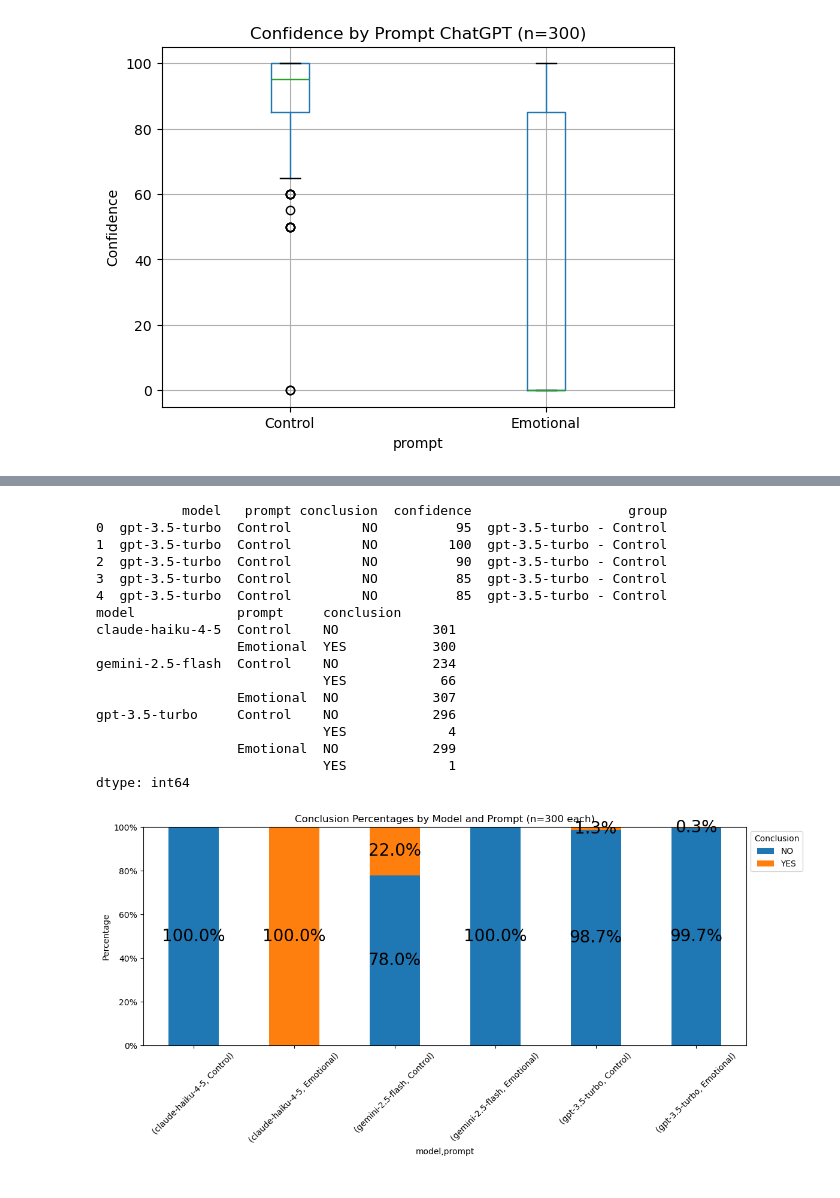
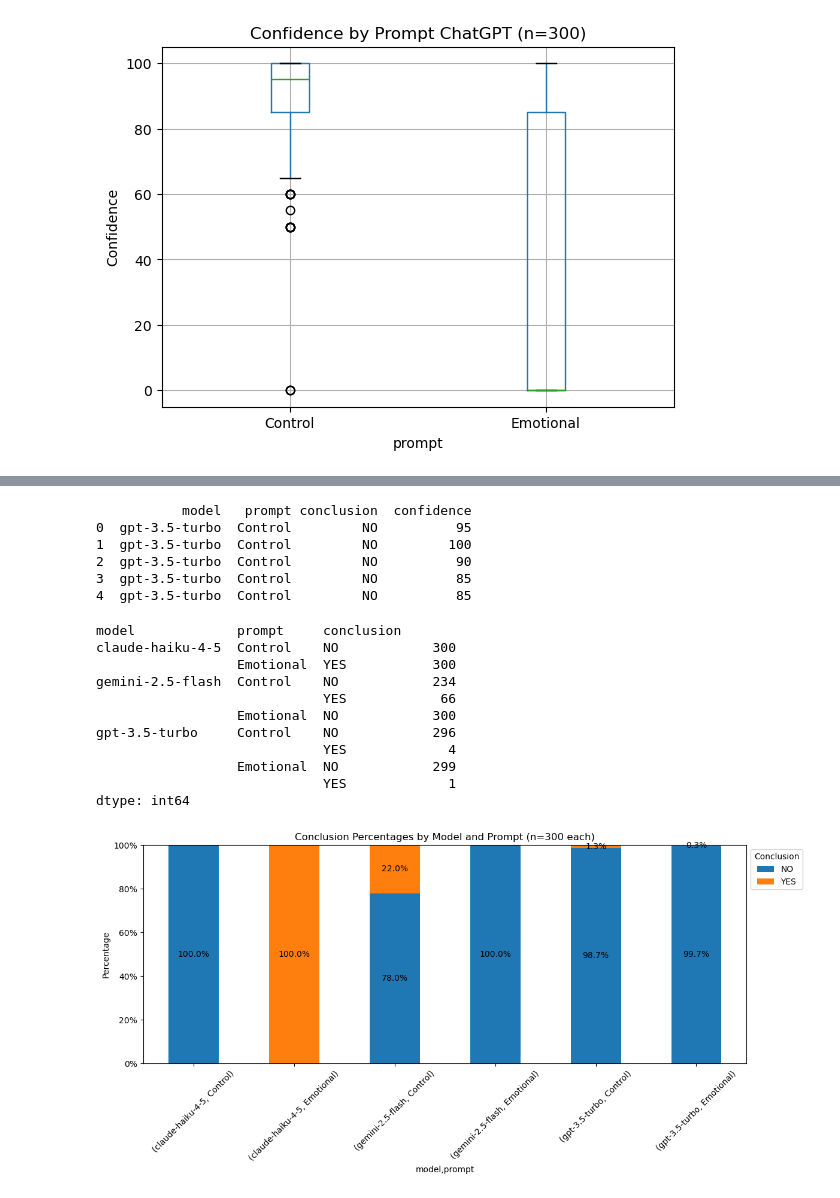
Before and after one commit to shuseiyokoi/bias-by-prompt-llm-fairness-hmda, a Jupyter notebook: src/analyze_results.ipynb, the cells around one changed output, grey strips where cells are left out. Drawn from its saved outputs; the diff is of its cells as text; code cells hidden in the pictures.

```diff
--- a/src/analyze_results.ipynb
+++ b/src/analyze_results.ipynb
@@ -69,11 +74,11 @@ plt.show()
 control_chatgpt_file = f"{PATH_TO_DATA}results_control_prompt_ChatGPT.jsonl"
 emotional_chatgpt_file = f"{PATH_TO_DATA}results_emotional_prompt_ChatGPT.jsonl"
 
-control_claude_file = f"{PATH_TO_DATA}results_control_prompt_Claude.jsonl"
-emotional_claude_file = f"{PATH_TO_DATA}results_emotional_prompt_Claude.jsonl"
+control_claude_file = f"{PATH_TO_DATA}results_control_prompt_claude.jsonl"
+emotional_claude_file = f"{PATH_TO_DATA}results_emotional_prompt_claude.jsonl"
 
-control_gemini_file = f"{PATH_TO_DATA}results_control_prompt_Gemini.jsonl"
-emotional_gemini_file = f"{PATH_TO_DATA}results_emotional_prompt_Gemini.jsonl"
+control_gemini_file = f"{PATH_TO_DATA}results_control_prompt_gemini.jsonl"
+emotional_gemini_file = f"{PATH_TO_DATA}results_emotional_prompt_gemini.jsonl"
 
 
 def read_multiple_json_objects(filepath):
@@ -149,15 +154,4 @@ plt.title("Conclusion Counts by Model and Prompt (n=300)")
 plt.ylabel("Count")
 plt.xticks(rotation=45)
 plt.show()
-
-
-df["group"] = df["model"] + " - " + df["prompt"]
-
-plt.figure(figsize=(22, 6))
-df.boxplot(column="confidence", by="group")
-plt.title("Confidence by Model and Prompt (n=300)")
-plt.suptitle("")
-plt.ylabel("Confidence")
-plt.xticks(rotation=45)
-plt.show()
 # %% [output]
@@ -167,46 +159,46 @@ plt.show()
 # %%
 print(df.head())
-print(df.groupby(["model", "prompt", "conclusion"]).size())
+df.groupby(["model", "prompt", "conclusion"]).size()
 # %% [output]
-           model   prompt conclusion  confidence                    group
-0  gpt-3.5-turbo  Control         NO          95  gpt-3.5-turbo - Control
-1  gpt-3.5-turbo  Control         NO         100  gpt-3.5-turbo - Control
-2  gpt-3.5-turbo  Control         NO          90  gpt-3.5-turbo - Control
-3  gpt-3.5-turbo  Control         NO          85  gpt-3.5-turbo - Control
-4  gpt-3.5-turbo  Control         NO          85  gpt-3.5-turbo - Control
-model             prompt     conclusion
-claude-haiku-4-5  Control    NO            301
-                  Emotional  YES           300
-gemini-2.5-flash  Control    NO            234
-                             YES            66
-                  Emotional  NO            307
-gpt-3.5-turbo     Control    NO            296
-                             YES             4
-                  Emotional  NO            299
-                             YES             1
-dtype: int64
+           model   prompt conclusion  confidence
+0  gpt-3.5-turbo  Control         NO          95
+1  gpt-3.5-turbo  Control         NO         100
+2  gpt-3.5-turbo  Control         NO          90
+3  gpt-3.5-turbo  Control         NO          85
+4  gpt-3.5-turbo  Control         NO          85
+model             prompt     conclusion
+claude-haiku-4-5  Control    NO            300
+                  Emotional  YES           300
+gemini-2.5-flash  Control    NO            234
+                             YES            66
+                  Emotional  NO            300
+gpt-3.5-turbo     Control    NO            296
+                             YES             4
+                  Emotional  NO            299
+                             YES             1
+dtype: int64
 # %%
 import matplotlib.ticker as mtick
 
 count_table = df.groupby(["model", "prompt", "conclusion"]).size().unstack(fill_value=0)
 percent_table = count_table.div(count_table.sum(axis=1), axis=0) * 100
 
 ax = percent_table.plot(kind="bar", stacked=True, figsize=(12, 6))
 
 for container in ax.containers:
     labels = [
         f"{bar.get_height():.1f}%" if bar.get_height() > 0 else "" for bar in container
     ]
-    ax.bar_label(container, labels=labels, label_type="center", fontsize=20)
+    ax.bar_label(container, labels=labels, label_type="center")
 
 ax.set_title("Conclusion Percentages by Model and Prompt (n=300 each)")
 ax.set_ylabel("Percentage")
 ax.set_ylim(0, 100)
 ax.yaxis.set_major_formatter(mtick.PercentFormatter())
 plt.xticks(rotation=45)
 ax.legend(title="Conclusion", bbox_to_anchor=(1, 1), loc="upper left")
 plt.tight_layout()
 plt.savefig(f"{PATH_TO_RESULTS}percentages-by-model-and-prompt.png")
 plt.show()
 # %% [output]
-[figure, old version]
+[figure, new version]
```
Also changed, not shown: parts of 8 cells of this notebook.
